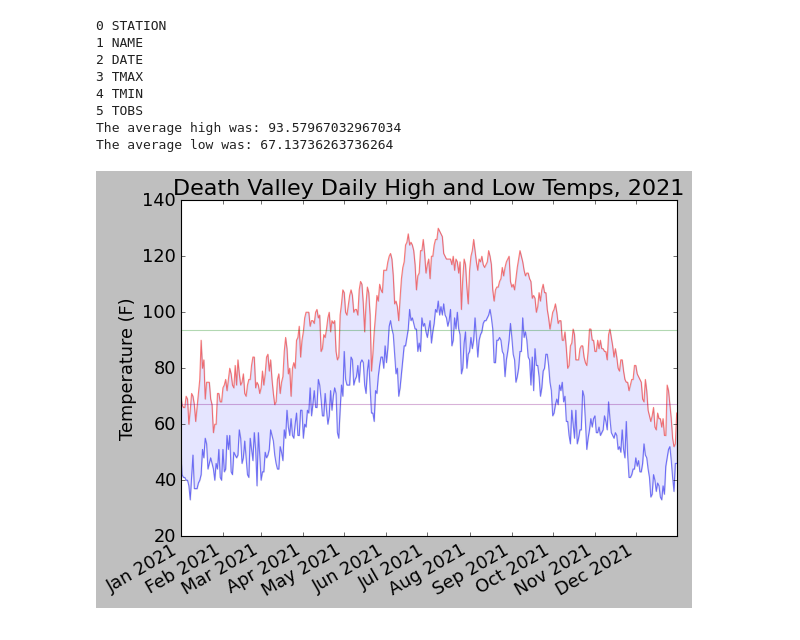
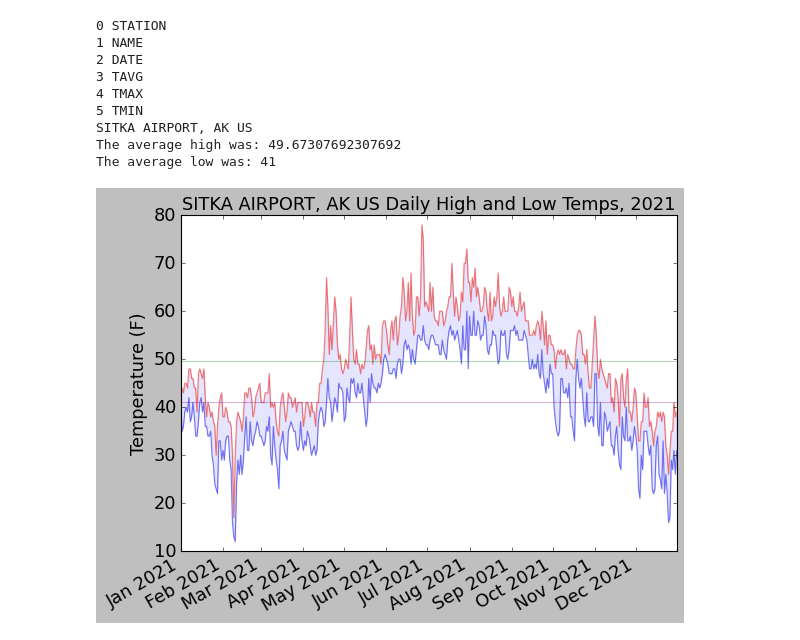
Before and after one commit to JonnyV-22/Python-Scratch-Repo, a Jupyter notebook: python_work/Downloading_Data/weather_alaska.ipynb, the cells around one changed output. Saved outputs shown, nothing was run; the diff lists cells and outputs as text; code cells hidden in the pictures.

Commit message:
dynamic pass in row based off index name

```diff
--- a/python_work/Downloading_Data/weather_alaska.ipynb
+++ b/python_work/Downloading_Data/weather_alaska.ipynb
@@ -5,8 +5,8 @@ import matplotlib.pyplot as plt
 from datetime import datetime
 import statistics
 # %%
-#path = Path(r"C:\Users\jonat\OneDrive\Documents\GitHub\Python-Scratch-Repo\python_work\Downloading_Data\weather_data\sitka_weather_2021_simple.csv")
-path = Path(r"C:\Users\jonat\OneDrive\Documents\GitHub\Python-Scratch-Repo\python_work\Downloading_Data\weather_data\death_valley_2021_simple.csv")
+path = Path(r"C:\Users\jonat\OneDrive\Documents\GitHub\Python-Scratch-Repo\python_work\Downloading_Data\weather_data\sitka_weather_2021_simple.csv")
+#path = Path(r"C:\Users\jonat\OneDrive\Documents\GitHub\Python-Scratch-Repo\python_work\Downloading_Data\weather_data\death_valley_2021_simple.csv")
 lines = path.read_text().splitlines()
 '''This will read the file and chain the .splitlines method to get a list of all lines in the file which is then assigned to the variable lines'''
 
@@ -21,15 +21,19 @@ header_row = next(reader)
 for index, column_header in enumerate(header_row):
     print(index,column_header)
 
+place_name = ''
+
 #Can rewrite this to use list comprehension
 dates, highs, lows = [], [], []
 for row in reader:
+    if not place_name:
+        place_name = row[header_row.index('NAME')]
+        print (place_name)
+
     current_date = datetime.strptime(row[2], '%Y-%m-%d')
     try:
-        #high = int(row[4])
-        high = int(row[3])
-        #low = int(row[5])
-        low = int(row[4])
+        high = int(row[header_row.index('TMAX')])
+        low = int(row[header_row.index('TMIN')])
     except ValueError:
         #print(f"Missing data for {current_date}")
         continue
@@ -37,6 +41,7 @@ for row in reader:
         dates.append(current_date)
         highs.append(high)
         lows.append(low)
+
 
 
 #Use below for Sitka if want to use list comprehension
@@ -48,37 +53,38 @@ for row in reader:
 highavg = statistics.mean(highs)
 lowavg = statistics.mean(lows)
 
 print("The average high was: " + str(highavg) + "\nThe average low was: " + str(lowavg))
 #print(dates)
 #print(highs)
 
 #Plot the high temps
 plt.style.use('classic')
 fig, ax = plt.subplots()
 ax.plot(dates, highs, color='red', label= 'high temps', alpha=.5)
 ax.plot(dates, lows, color='blue', label= 'low temps', alpha=.5)
 
 ax.fill_between(dates, highs, lows, facecolor='blue', alpha=.1)
 
 plt.axhline(y=highavg,color='green', linestyle = '-', label= 'average high temp', alpha=.3)
 plt.axhline(y=lowavg,color='purple', linestyle = '-', label= 'average low temp', alpha=.3)
 
 #plt.legend()
 #ax.set_title("Sitka Daily High and Low Temps, 2021", fontsize = 24)
-ax.set_title("Death Valley Daily High and Low Temps, 2021", fontsize = 20)
+ax.set_title(f"{place_name} Daily High and Low Temps, 2021", fontsize = 16)
 ax.set_xlabel('',fontsize=16)
 fig.autofmt_xdate()
 ax.set_ylabel('Temperature (F)',fontsize=16)
 ax.tick_params(labelsize=16)
 
 plt.show()
 # %% [output]
 0 STATION
 1 NAME
 2 DATE
-3 TMAX
-4 TMIN
-5 TOBS
-The average high was: 93.57967032967034
-The average low was: 67.13736263736264
+3 TAVG
+4 TMAX
+5 TMIN
+SITKA AIRPORT, AK US
+The average high was: 49.67307692307692
+The average low was: 41
-[figure, old version]
+[figure, new version]
```
